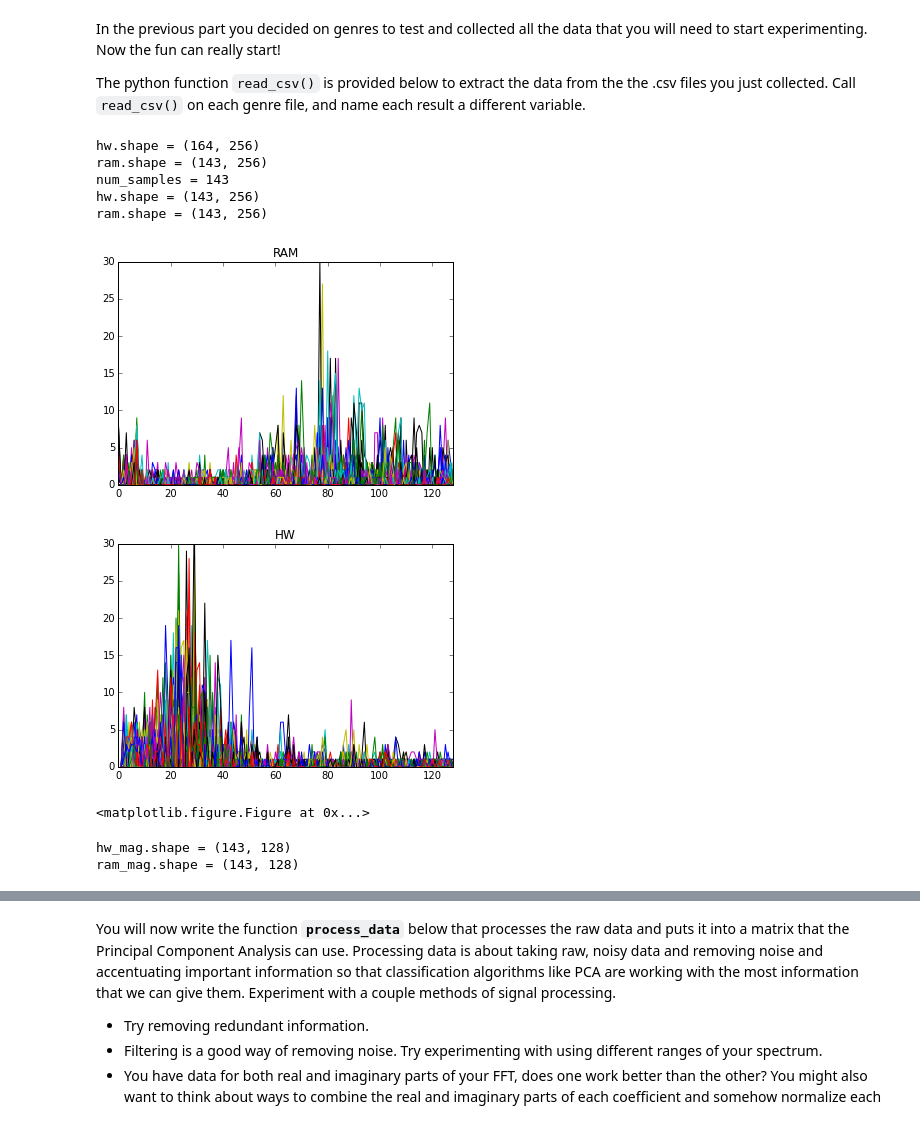
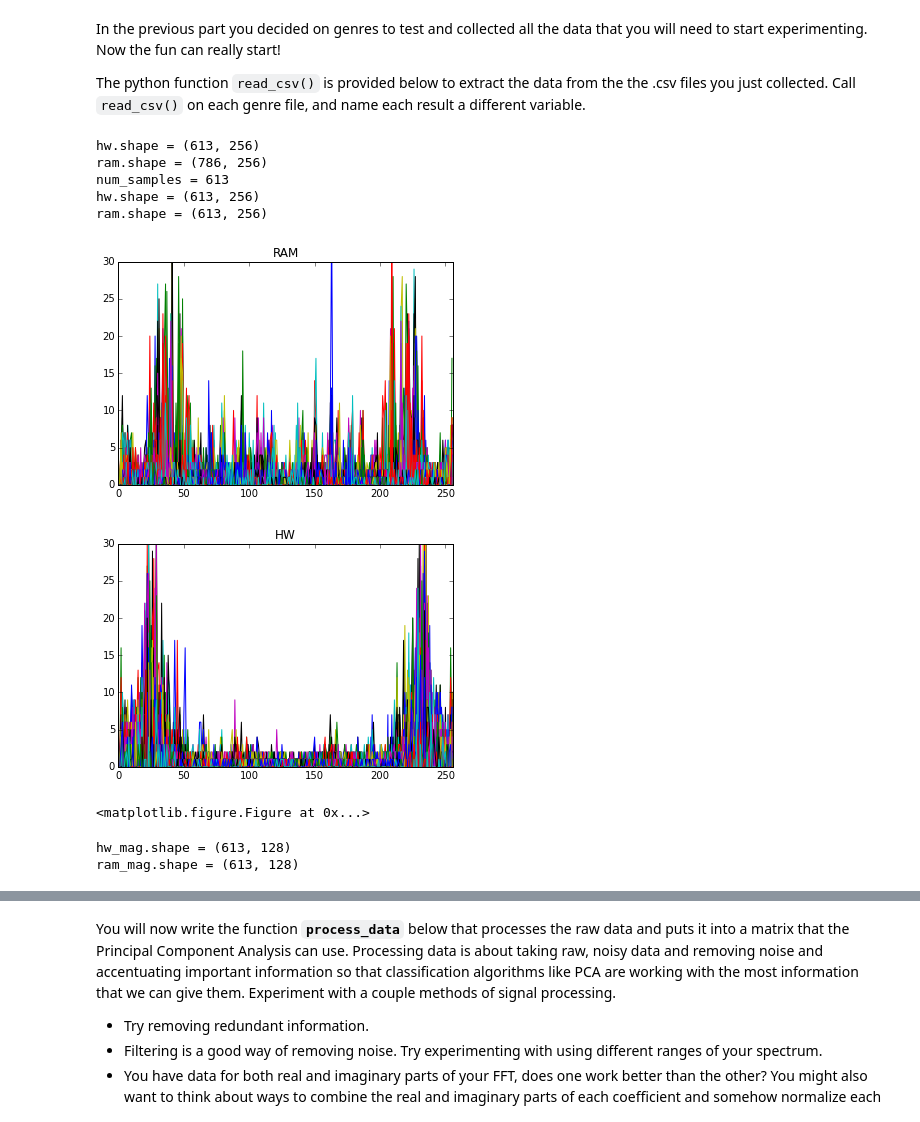
Before and after one commit to phlip9/ee16b-SIXT33N, a Jupyter notebook: SIXT33N-PCA-music.ipynb, the cells around one changed output, grey strips where cells are left out. Saved outputs shown, nothing was run; the diff lists cells and outputs as text; code cells hidden in the pictures.

```diff
--- a/SIXT33N-PCA-music.ipynb
+++ b/SIXT33N-PCA-music.ipynb
@@ -173,8 +173,8 @@ ram = np.vstack([
     ])
 """
 
-ram = read_csv('DAFT_PUNK/DP_RAM_get_lucky.csv')
-hw = read_csv('DAFT_PUNK/mm.csv')
+ram = read_csv('sick_violin_solo.csv')
+hw = read_csv('mm.csv')
 
 
 print('hw.shape =', hw.shape)
@@ -190,40 +190,40 @@ ram = ram[:num_samples, :]
 print('hw.shape =', hw.shape)
 print('ram.shape =', ram.shape)
 # %% [output]
-hw.shape = (164, 256)
-ram.shape = (143, 256)
-num_samples = 143
-hw.shape = (143, 256)
-ram.shape = (143, 256)
+hw.shape = (613, 256)
+ram.shape = (786, 256)
+num_samples = 613
+hw.shape = (613, 256)
+ram.shape = (613, 256)
 # %%
 # Plot the readings
 
-x0, x1 = 0, 128
+x0, x1 = 0, 256
 y0, y1 = 0, 30
 
 #for clip in clips:
 #    plt.xlim(x0, x1)
 #    plt.ylim(y0, y1)
 #    plt.title(clip[0])
 #    plt.plot(clip[1].T)
 #    plt.figure()
 
 plt.xlim(x0, x1)
 plt.ylim(y0, y1)
 plt.title("RAM")
 plt.plot(ram.T)
 plt.figure()
 
 plt.xlim(x0, x1)
 plt.ylim(y0, y1)
 plt.title("HW")
 plt.plot(hw.T)
 plt.figure()
 
 plt.show()
 # %% [output]
-[figure, old version]
+[figure, new version]
-[figure, old version]
+[figure, new version]
 <matplotlib.figure.Figure at 0x...>
 # %%
 hw_mag = np.zeros((num_samples, 128))
@@ -237,8 +237,8 @@ for i in range(num_samples):
 print('hw_mag.shape =', hw_mag.shape)
 print('ram_mag.shape =', ram_mag.shape)
 # %% [output]
-hw_mag.shape = (143, 128)
-ram_mag.shape = (143, 128)
+hw_mag.shape = (613, 128)
+ram_mag.shape = (613, 128)
 # %%
 x0, x1 = 0, 64
 y0, y1 = 0, 50
```
Also changed, not shown: parts of 14 cells of this notebook, 1 other file.
